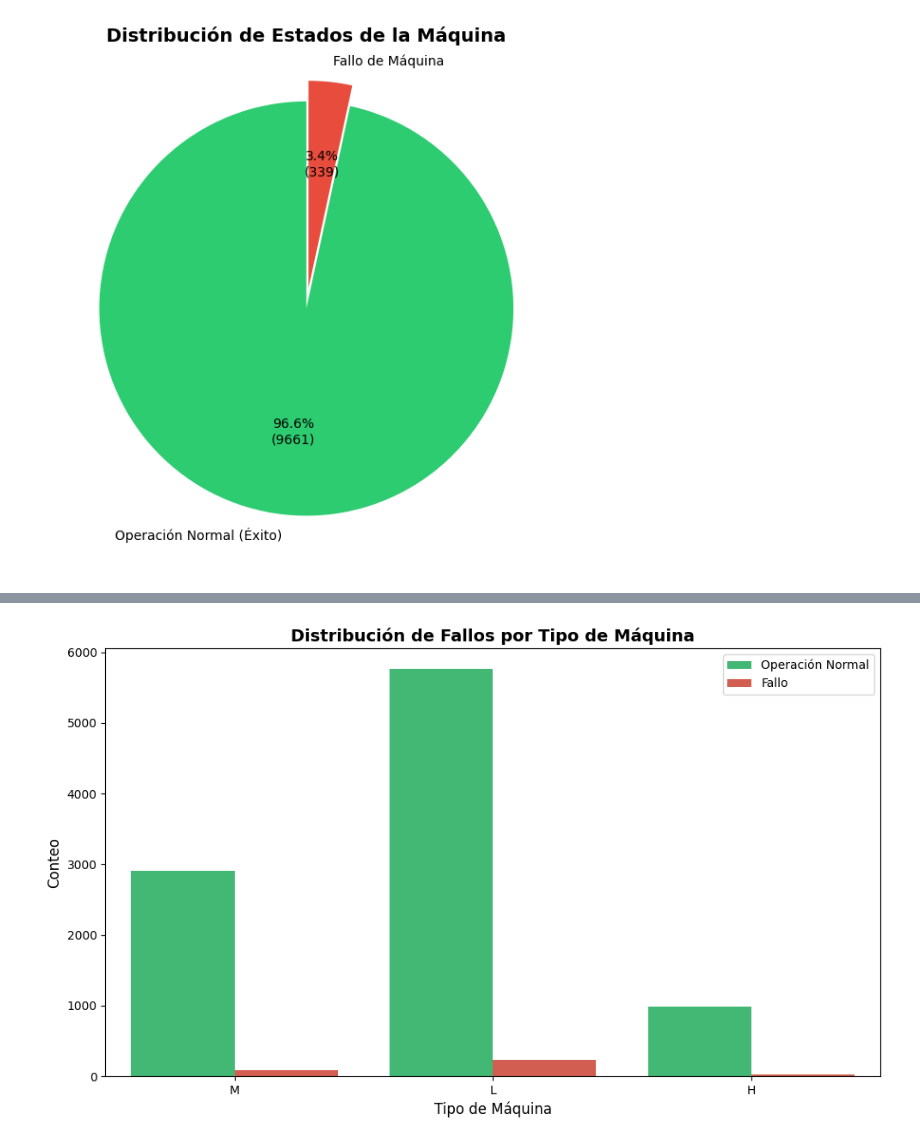
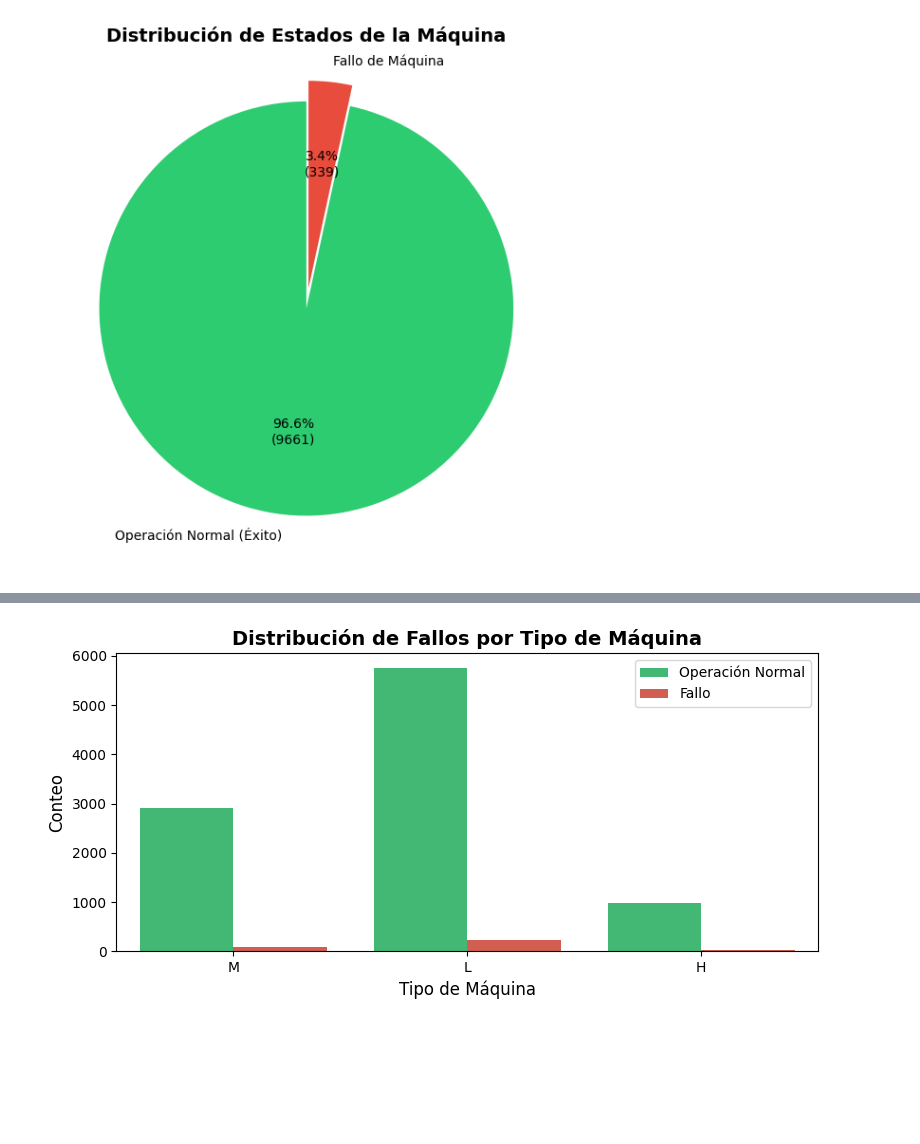
Before and after one commit to katherinerguez/Predictive-Repair-System, a Jupyter notebook: preprocessing.ipynb, the cells around one changed output, grey strips where cells are left out. Drawn from its saved outputs; the diff is of its cells as text; code cells hidden in the pictures; blank space fills up the shorter version.

```diff
--- a/preprocessing.ipynb
+++ b/preprocessing.ipynb
@@ -44,13 +48,13 @@ Passing `palette` without assigning `hue` is deprecated and will be removed in v
 # %%
 #dsitribucion de fallos por tipos de maquinas
-plt.figure(figsize=(10, 6))
+plt.figure(figsize=(8, 4))
 sns.countplot(data=df, x='Type', hue='Machine failure',
               palette={0: '#2ecc71', 1: '#e74c3c'})
 plt.title('Distribución de Fallos por Tipo de Máquina', fontsize=14, fontweight='bold')
 plt.xlabel('Tipo de Máquina', fontsize=12)
 plt.ylabel('Conteo', fontsize=12)
 plt.legend(['Operación Normal', 'Fallo'])
 plt.tight_layout()
 plt.show()
 # %% [output]
-[figure, old version]
+[figure, new version]
```
Also changed, not shown: parts of 5 cells of this notebook, 1 other file.
